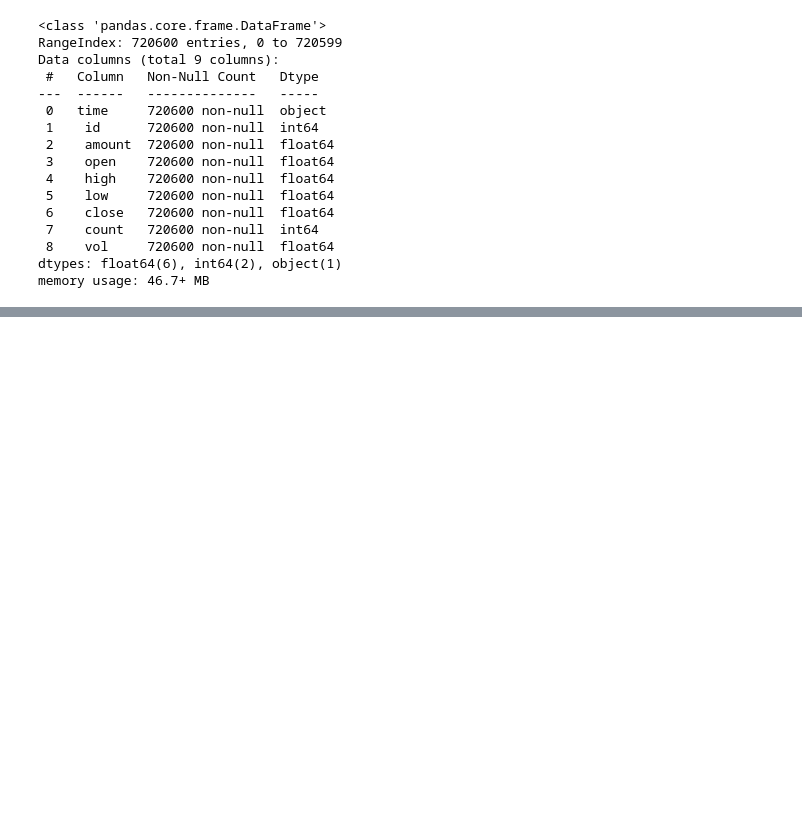
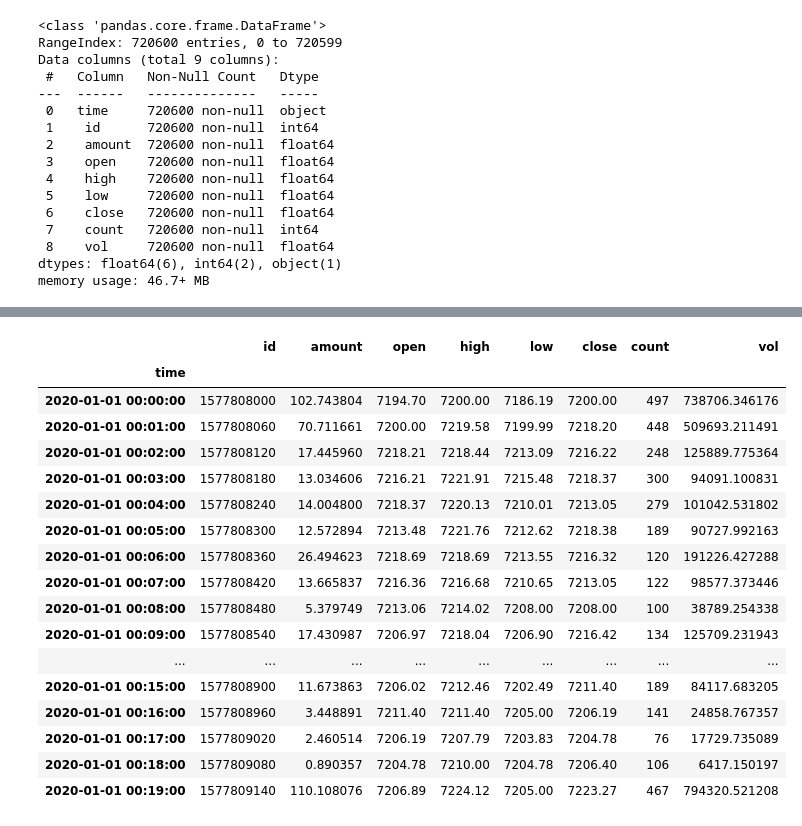
Before and after one commit to lukaszplatos/DataIntro, a Jupyter notebook: MyProject2.ipynb, the cells around one changed output, grey strips where cells are left out. Cells and saved outputs as stored; diff of their text form; code cells hidden in the pictures; blank space fills up the shorter version.

```diff
--- a/MyProject2.ipynb
+++ b/MyProject2.ipynb
@@ -67,5 +67,5 @@ memory usage: 46.7+ MB
 # %%
 # Use set_index command
 bitcoin2 = bitcoin.set_index('time').head(20)
-print(bitcoin2)
+bitcoin2
 # %% [output]
@@ -89,2 +72,20 @@ time
+|  | id | amount | open | high | low | close | count | vol |
+| time |  |  |  |  |  |  |  |  |
+| 2020-01-01 00:00:00 | 1577808000 | 102.743804 | 7194.70 | 7200.00 | 7186.19 | 7200.00 | 497 | 738706.346176 |
+| 2020-01-01 00:01:00 | 1577808060 | 70.711661 | 7200.00 | 7219.58 | 7199.99 | 7218.20 | 448 | 509693.211491 |
+| 2020-01-01 00:02:00 | 1577808120 | 17.445960 | 7218.21 | 7218.44 | 7213.09 | 7216.22 | 248 | 125889.775364 |
+| 2020-01-01 00:03:00 | 1577808180 | 13.034606 | 7216.21 | 7221.91 | 7215.48 | 7218.37 | 300 | 94091.100831 |
+| 2020-01-01 00:04:00 | 1577808240 | 14.004800 | 7218.37 | 7220.13 | 7210.01 | 7213.05 | 279 | 101042.531802 |
+| 2020-01-01 00:05:00 | 1577808300 | 12.572894 | 7213.48 | 7221.76 | 7212.62 | 7218.38 | 189 | 90727.992163 |
+| 2020-01-01 00:06:00 | 1577808360 | 26.494623 | 7218.69 | 7218.69 | 7213.55 | 7216.32 | 120 | 191226.427288 |
+| 2020-01-01 00:07:00 | 1577808420 | 13.665837 | 7216.36 | 7216.68 | 7210.65 | 7213.05 | 122 | 98577.373446 |
+| 2020-01-01 00:08:00 | 1577808480 | 5.379749 | 7213.06 | 7214.02 | 7208.00 | 7208.00 | 100 | 38789.254338 |
+| 2020-01-01 00:09:00 | 1577808540 | 17.430987 | 7206.97 | 7218.04 | 7206.90 | 7216.42 | 134 | 125709.231943 |
+| ... | ... | ... | ... | ... | ... | ... | ... | ... |
+| 2020-01-01 00:15:00 | 1577808900 | 11.673863 | 7206.02 | 7212.46 | 7202.49 | 7211.40 | 189 | 84117.683205 |
+| 2020-01-01 00:16:00 | 1577808960 | 3.448891 | 7211.40 | 7211.40 | 7205.00 | 7206.19 | 141 | 24858.767357 |
+| 2020-01-01 00:17:00 | 1577809020 | 2.460514 | 7206.19 | 7207.79 | 7203.83 | 7204.78 | 76 | 17729.735089 |
+| 2020-01-01 00:18:00 | 1577809080 | 0.890357 | 7204.78 | 7210.00 | 7204.78 | 7206.40 | 106 | 6417.150197 |
+| 2020-01-01 00:19:00 | 1577809140 | 110.108076 | 7206.89 | 7224.12 | 7205.00 | 7223.27 | 467 | 794320.521208 |
 # %%
 # Use function loc and iloc
```
Also changed, not shown: parts of 4 cells of this notebook.
